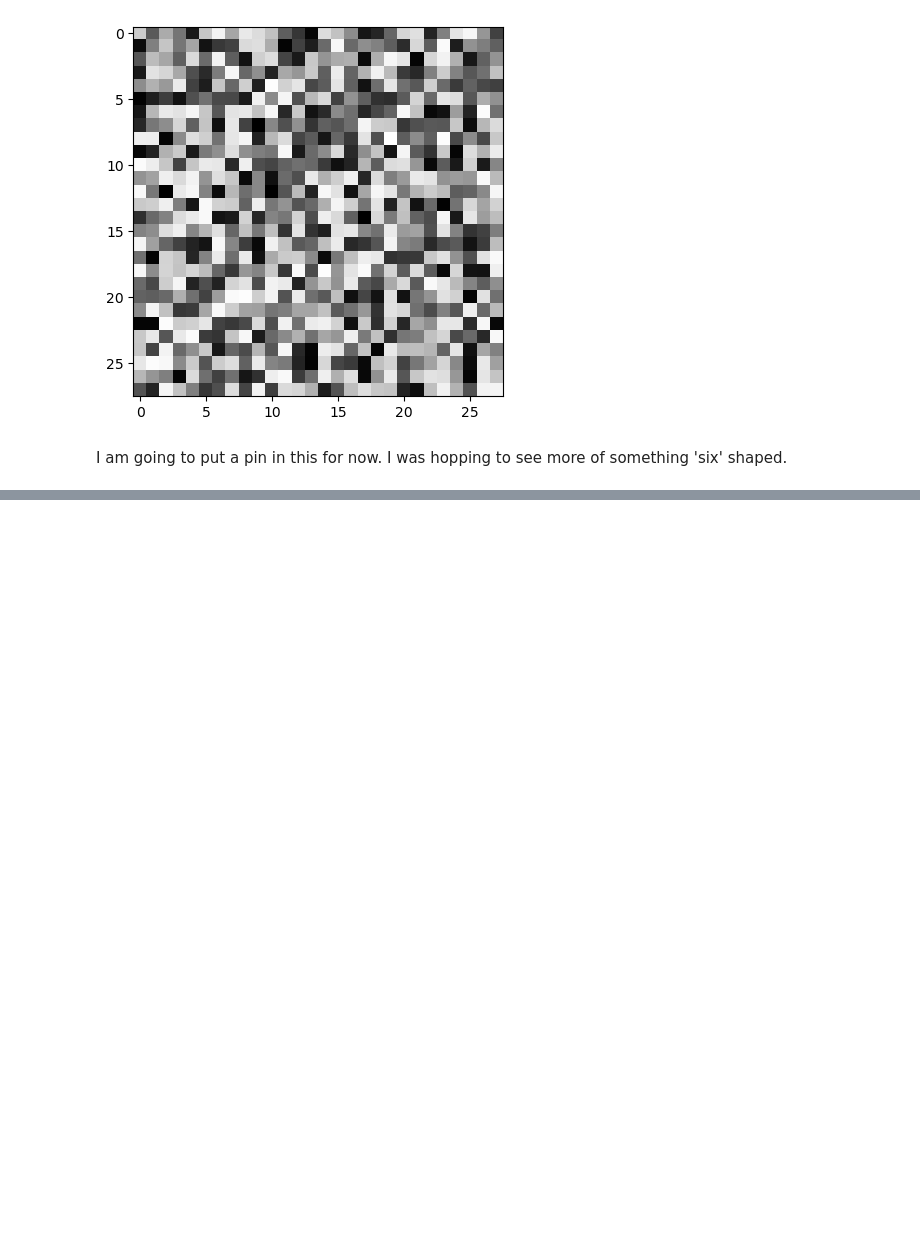
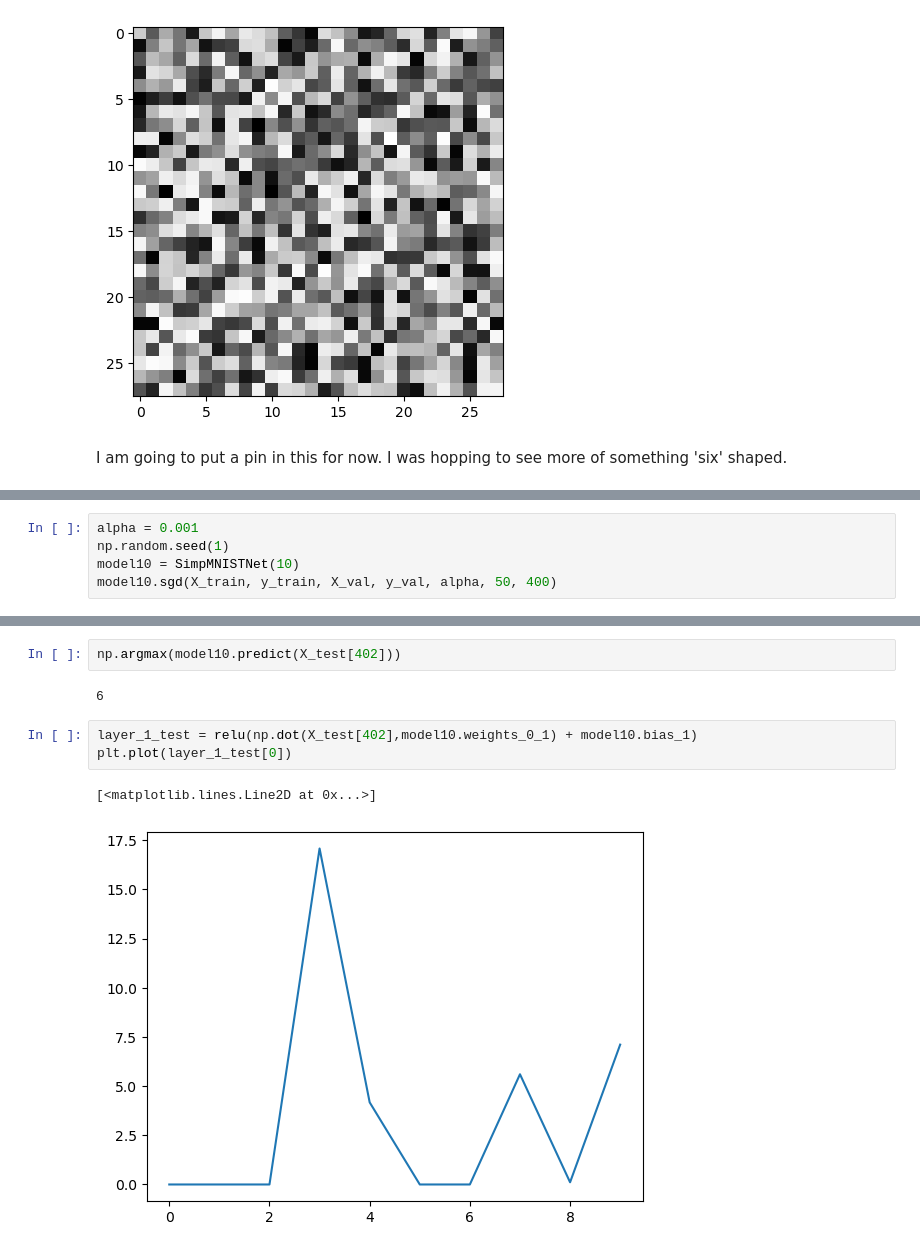
Before and after one commit to DrEntropy/NNbyHand, a Jupyter notebook: byhand.ipynb, the cells around one changed output, grey strips where cells are left out. Drawn from its saved outputs; the diff is of its cells as text; blank space fills up the shorter version.

```diff
--- a/byhand.ipynb
+++ b/byhand.ipynb
@@ -256,0 +259,5 @@ I am going to put a pin in this for now.  I was hopping to see more of something
+# %%
+alpha = 0.001
+np.random.seed(1)
+model10 = SimpMNISTNet(10)
+model10.sgd(X_train, y_train, X_val, y_val, alpha, 50, 400)
@@ -256,0 +290,10 @@ I am going to put a pin in this for now.  I was hopping to see more of something
+# %%
+np.argmax(model10.predict(X_test[402]))
+# %% [output]
+6
+# %%
+layer_1_test = relu(np.dot(X_test[402],model10.weights_0_1) + model10.bias_1)
+plt.plot(layer_1_test[0])
+# %% [output]
+[<matplotlib.lines.Line2D at 0x...>]
+[figure, added]
```
Also changed, not shown: parts of 5 cells of this notebook.
